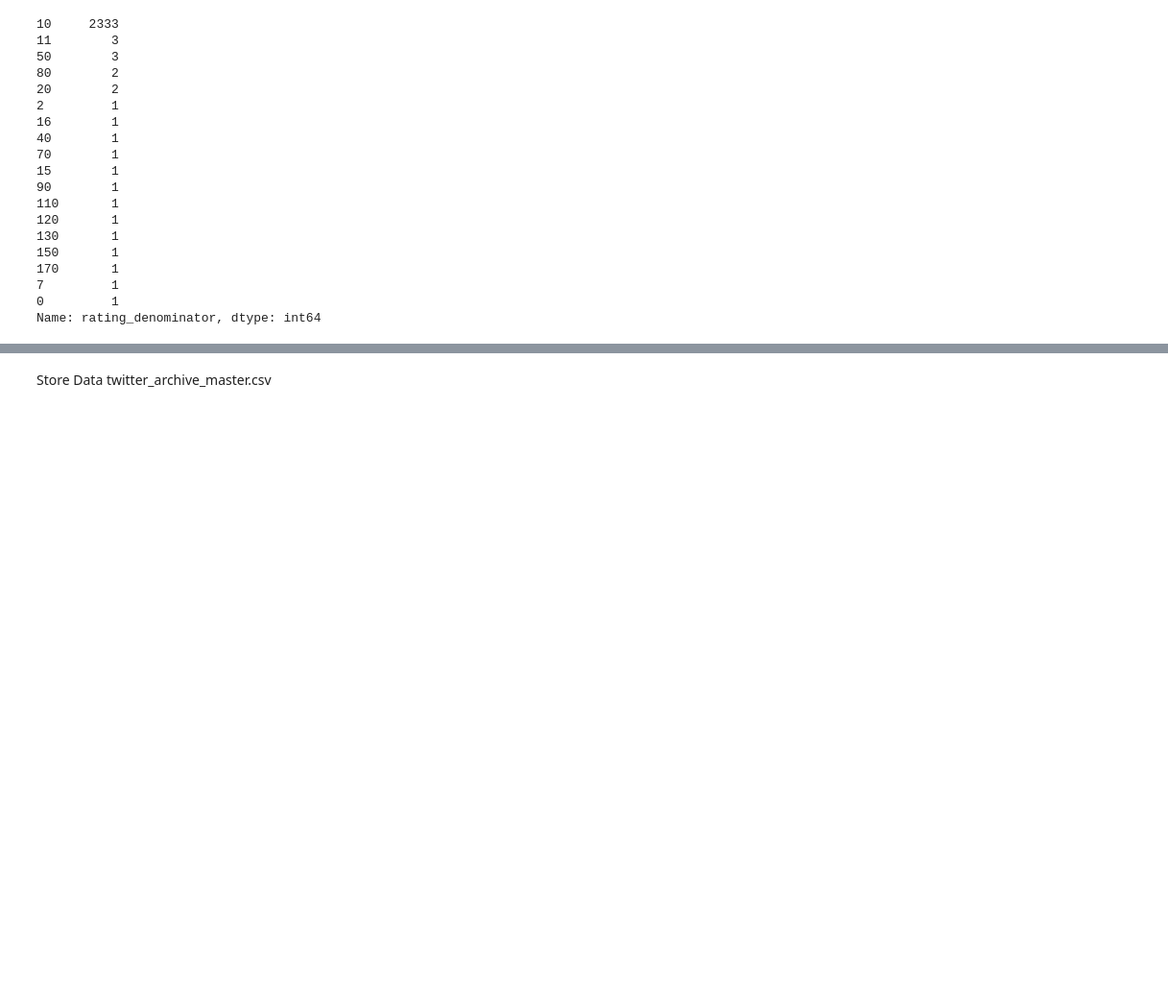
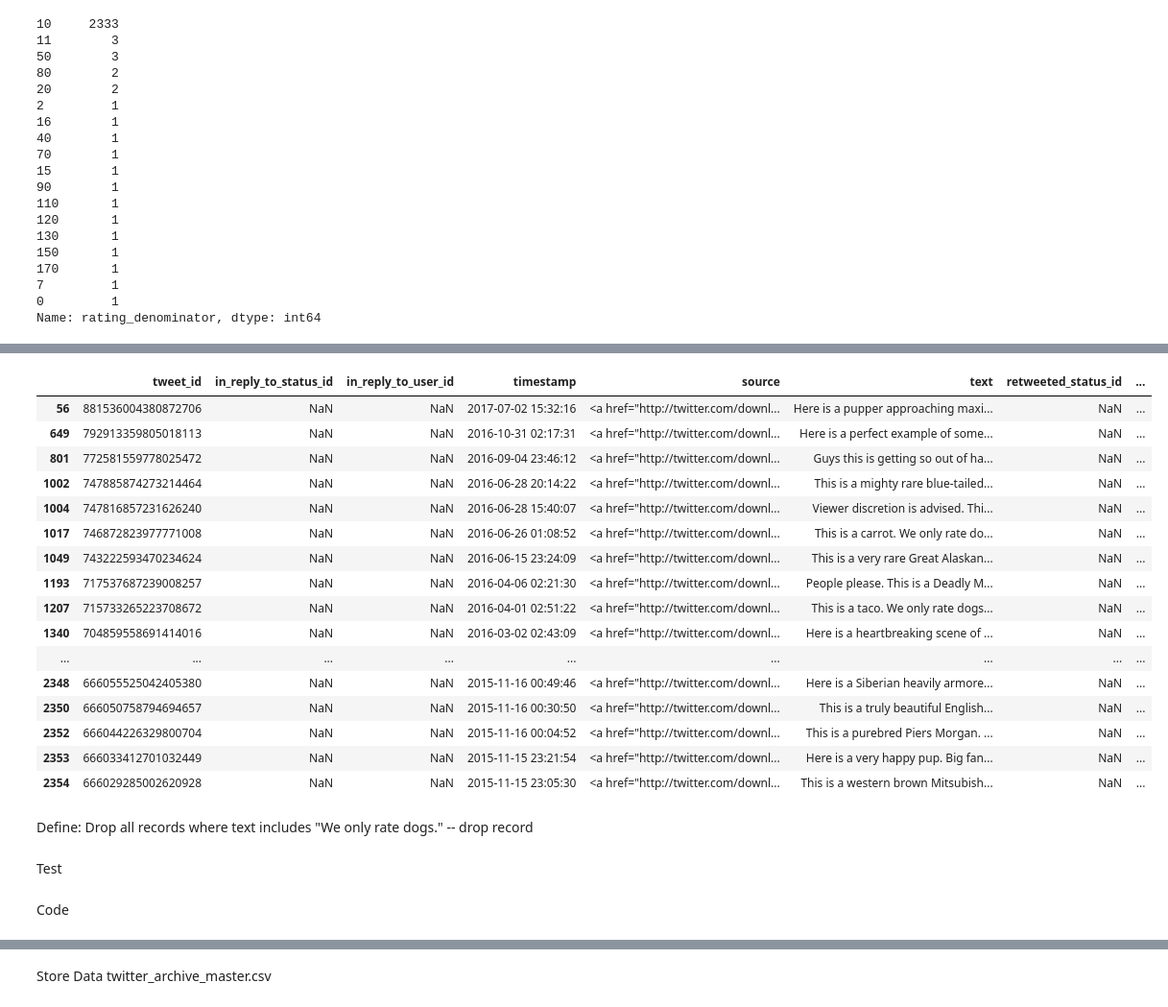
Before and after one commit to hdbedwell/data_wrangling_twitter_we_rate_dogs, a Jupyter notebook: wrangle_act.ipynb, the cells around one changed output, grey strips where cells are left out. Shown at 96% size. Saved outputs shown, nothing was run; the diff lists cells and outputs as text; code cells hidden in the pictures; blank space fills up the shorter version.

Commit message:
feat: Add code/assess data

```diff
--- a/wrangle_act.ipynb
+++ b/wrangle_act.ipynb
@@ -293,0 +493,5 @@ Clean Data
+# %%
+#Source: https://chrisalbon.com/python/data_wrangling/pandas_dropping_column_and_rows/
+#Source: https://stackoverflow.com/questions/18172851/deleting-dataframe-row-in-pandas-based-on-column-value
+
+twitter_archive.drop(twitter_archive.loc[twitter_archive['tweet_id'] == 854010172552949760].index, inplace=True)
@@ -293,0 +510,3 @@ Clean Data
+# %%
+#Update tweet_id 855851453814013952
+twitter_archive.loc[twitter_archive['dog_stage'] == 'doggopuppo','dog_stage']  = 'puppo'
@@ -293,0 +536,3 @@ Clean Data
+# %%
+#Drop tweet_id (751583847268179968) as does not appear to be a dog pic
+twitter_archive.drop(twitter_archive.loc[twitter_archive['tweet_id'] == 751583847268179968].index, inplace=True)
@@ -293,0 +560,2 @@ Clean Data
+# %%
+twitter_archive.dog_stage = twitter_archive['dog_stage'].replace('None', np.NaN)
@@ -293,0 +579,20 @@ Clean Data
+# %%
+twitter_archive[twitter_archive['name'] == "a"]
+# %% [output]
+|  | tweet_id | in_reply_to_status_id | in_reply_to_user_id | timestamp | source | text | retweeted_status_id | ... |
+| 56 | 881536004380872706 | NaN | NaN | 2017-07-02 15:32:16 | <a href="http://twitter.com/downl... | Here is a pupper approaching maxi... | NaN | ... |
+| 649 | 792913359805018113 | NaN | NaN | 2016-10-31 02:17:31 | <a href="http://twitter.com/downl... | Here is a perfect example of some... | NaN | ... |
+| 801 | 772581559778025472 | NaN | NaN | 2016-09-04 23:46:12 | <a href="http://twitter.com/downl... | Guys this is getting so out of ha... | NaN | ... |
+| 1002 | 747885874273214464 | NaN | NaN | 2016-06-28 20:14:22 | <a href="http://twitter.com/downl... | This is a mighty rare blue-tailed... | NaN | ... |
+| 1004 | 747816857231626240 | NaN | NaN | 2016-06-28 15:40:07 | <a href="http://twitter.com/downl... | Viewer discretion is advised. Thi... | NaN | ... |
+| 1017 | 746872823977771008 | NaN | NaN | 2016-06-26 01:08:52 | <a href="http://twitter.com/downl... | This is a carrot. We only rate do... | NaN | ... |
+| 1049 | 743222593470234624 | NaN | NaN | 2016-06-15 23:24:09 | <a href="http://twitter.com/downl... | This is a very rare Great Alaskan... | NaN | ... |
+| 1193 | 717537687239008257 | NaN | NaN | 2016-04-06 02:21:30 | <a href="http://twitter.com/downl... | People please. This is a Deadly M... | NaN | ... |
+| 1207 | 715733265223708672 | NaN | NaN | 2016-04-01 02:51:22 | <a href="http://twitter.com/downl... | This is a taco. We only rate dogs... | NaN | ... |
+| 1340 | 704859558691414016 | NaN | NaN | 2016-03-02 02:43:09 | <a href="http://twitter.com/downl... | Here is a heartbreaking scene of ... | NaN | ... |
+| ... | ... | ... | ... | ... | ... | ... | ... | ... |
+| 2348 | 666055525042405380 | NaN | NaN | 2015-11-16 00:49:46 | <a href="http://twitter.com/downl... | Here is a Siberian heavily armore... | NaN | ... |
+| 2350 | 666050758794694657 | NaN | NaN | 2015-11-16 00:30:50 | <a href="http://twitter.com/downl... | This is a truly beautiful English... | NaN | ... |
+| 2352 | 666044226329800704 | NaN | NaN | 2015-11-16 00:04:52 | <a href="http://twitter.com/downl... | This is a purebred Piers Morgan. ... | NaN | ... |
+| 2353 | 666033412701032449 | NaN | NaN | 2015-11-15 23:21:54 | <a href="http://twitter.com/downl... | Here is a very happy pup. Big fan... | NaN | ... |
+| 2354 | 666029285002620928 | NaN | NaN | 2015-11-15 23:05:30 | <a href="http://twitter.com/downl... | This is a western brown Mitsubish... | NaN | ... |
@@ -293,0 +601,4 @@ Clean Data
+# %% [markdown]
+Define: Drop all records where text includes "We only rate dogs." -- drop record
+# %% [markdown]
+Test
@@ -293,0 +607,2 @@ Clean Data
+# %% [markdown]
+Code
```
Also changed, not shown: parts of 63 cells of this notebook.
